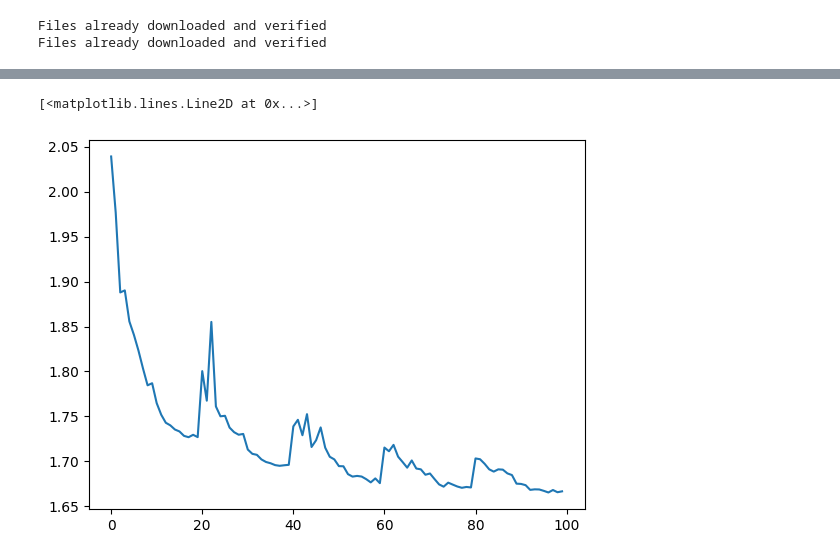
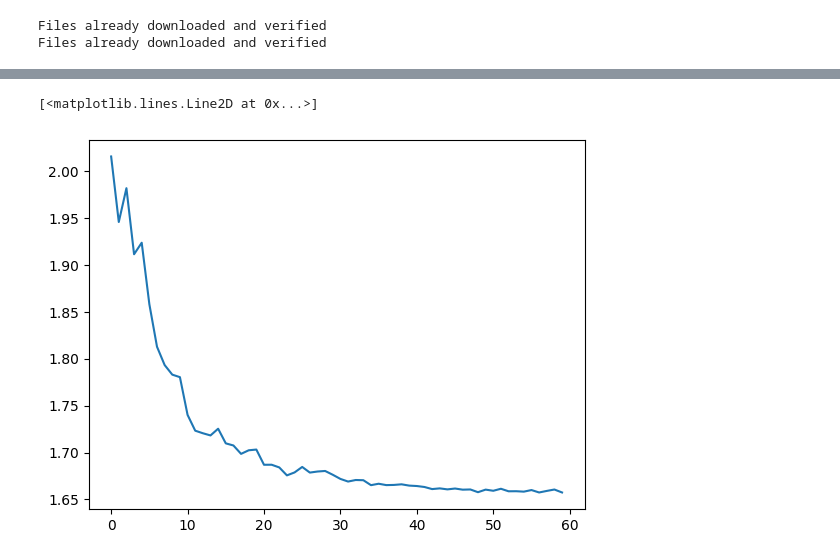
Before and after one commit to kyflores/zero2dcnn, a Jupyter notebook: 4_improving_cifar10.ipynb, the cells around one changed output, grey strips where cells are left out. Saved outputs shown, nothing was run; the diff lists cells and outputs as text; code cells hidden in the pictures.

```diff
--- a/4_improving_cifar10.ipynb
+++ b/4_improving_cifar10.ipynb
@@ -21,28 +21,31 @@ import torchvision.utils as tu
 
 from tqdm import tqdm
 import matplotlib.pyplot as plt
+
+device = 'cuda' if torch.cuda.is_available() else 'cpu'
 # %%
 class ScaleToUnit(nn.Module):
-    def __init__(self):
+    def __init__(self, device):
         super().__init__()
 
     def forward(self, x):
         x = x / 255.0
-        return x
+        return x.to(device)
 
 train_tfs = tvt.Compose([
     tvt.PILToTensor(),
-    ScaleToUnit(),
-    tvt.RandomHorizontalFlip(0.25),
+    ScaleToUnit(device),
+    tvt.RandomHorizontalFlip(0.5),
     tvt.RandomAffine(
         degrees=5,
+        shear=5,
         scale=(0.9, 1.1),
     ),
 ])
 
 val_tfs = tvt.Compose([
     tvt.PILToTensor(),
-    ScaleToUnit(),
+    ScaleToUnit(device),
 ])
 
 def transform(image):
@@ -164,8 +180,8 @@ Estimated Total Size (MB): 732.72
 ==========================================================================================
 # %%
 %%time
-device='cuda'
-model = MyCnn(out_sz=11, ch=32).to(device).train()
+
+model = MyCnn(out_sz=11, ch=64).to(device).train()
 
 optimizer = torch.optim.SGD(model.parameters(), lr=0.01, momentum=0.9)
 # scheduler = torch.optim.lr_scheduler.ReduceLROnPlateau(
@@ -174,45 +190,50 @@ optimizer = torch.optim.SGD(model.parameters(), lr=0.01, momentum=0.9)
 #     patience=5,
 #     verbose=True
 # )
-cosine_scheduler = torch.optim.lr_scheduler.CosineAnnealingWarmRestarts(
-    optimizer,
-    T_0=20,
-    verbose=False,
-)
+# cosine_scheduler = torch.optim.lr_scheduler.CosineAnnealingWarmRestarts(
+#     optimizer,
+#     T_0=20,
+#     verbose=False,
+# )
+scheduler = torch.optim.lr_scheduler.StepLR(optimizer, step_size=10, gamma=0.5)
 
 lossfn = nn.CrossEntropyLoss()
-epochs = 100
+epochs = 60
 
 loss_plot = []
 iters = len(train_loader)
-for epoch in range(epochs):
-    model.train()
-    for i, (images, target) in enumerate(train_loader):
-        optimizer.zero_grad()
-        images = images.float().to(device)
-        targets = target.float().to(device)
-
-        outs = model(images)
-        loss = lossfn(outs, targets.view(-1, 11))
-        loss.backward()
-        optimizer.step()
-        cosine_scheduler.step(epoch + i / iters)
-
-    losses = []
-    model.eval()
-    for i, (images, target) in enumerate(val_loader):
-        with torch.no_grad():
+try:
+    for epoch in range(epochs):
+        model.train()
+        for i, (images, target) in enumerate(train_loader):
+            optimizer.zero_grad()
             images = images.float().to(device)
             targets = target.float().to(device)
+
             outs = model(images)
+            loss = lossfn(outs, targets.view(-1, 11))
+            loss.backward()
+            optimizer.step()
+            # cosine_scheduler.step(epoch + i / iters)
 
-            loss = lossfn(outs, targets.view(-1, 11))
-            losses.append(loss)
+        losses = []
+        model.eval()
+        for i, (images, target) in enumerate(val_loader):
+            with torch.no_grad():
+                images = images.float().to(device)
+                targets = target.float().to(device)
+                outs = model(images)
 
-    epoch_loss = torch.Tensor(losses).mean().item()
-    print(epoch_loss)
-    loss_plot.append(epoch_loss)
-    # scheduler.step(epoch_loss)
+                loss = lossfn(outs, targets.view(-1, 11))
+                losses.append(loss)
 
+        epoch_loss = torch.Tensor(losses).mean().item()
+        print("Epoch {}: {} ".format(epoch, epoch_loss))
+        if (epoch % 10) == 0:
+            print("Current LR is {}".format(scheduler.get_last_lr()))
+        loss_plot.append(epoch_loss)
+        scheduler.step()
+except KeyboardInterrupt:
+    plt.plot(loss_plot)
 plt.plot(loss_plot)
 # %% [output]
@@ -236,5 +257,5 @@ Wall time: 18min 30s
 [<matplotlib.lines.Line2D at 0x...>]
-[figure, old version]
+[figure, new version]
 # %%
 total = len(cifar_eval)
 correct = 0
```
Also changed, not shown: parts of 4 cells of this notebook, 3 other files.
